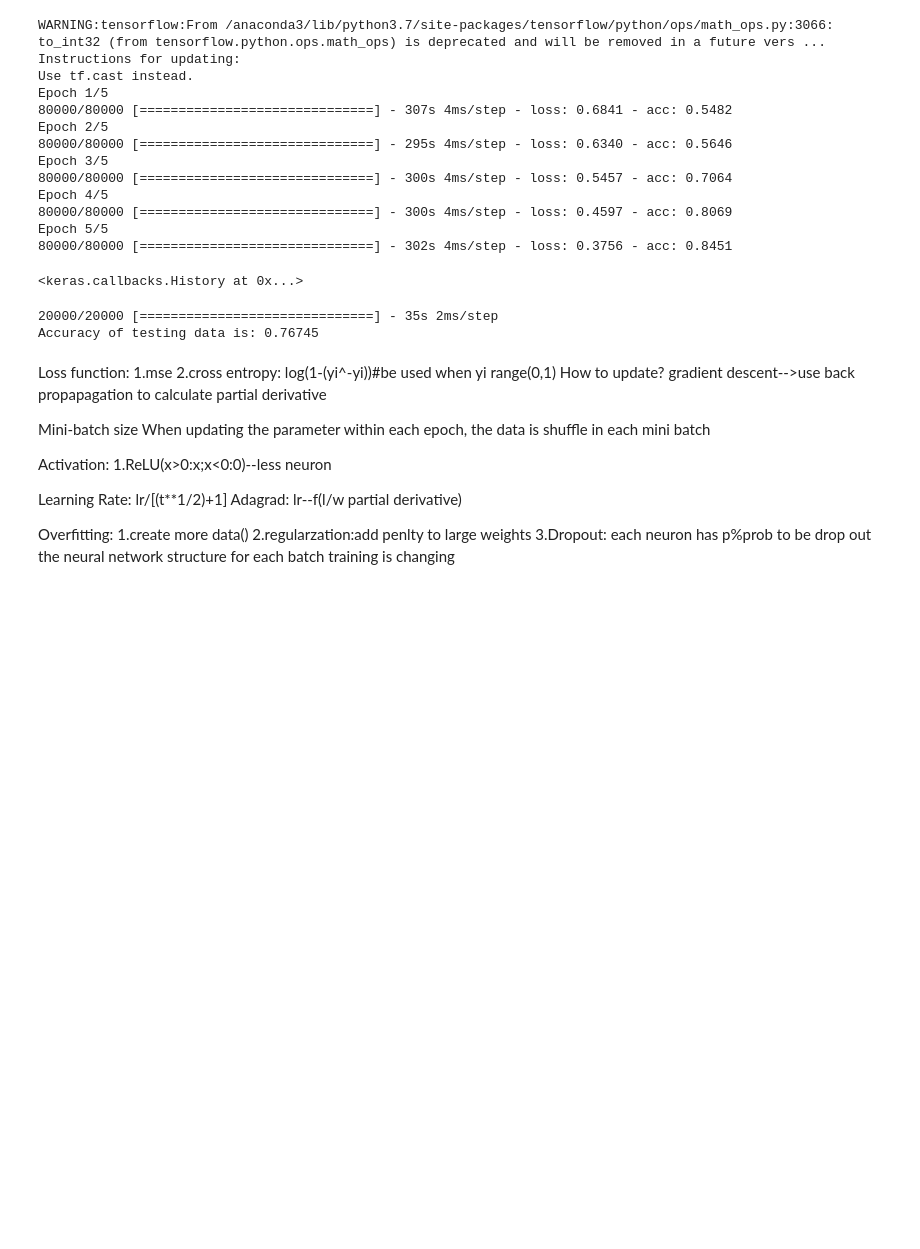
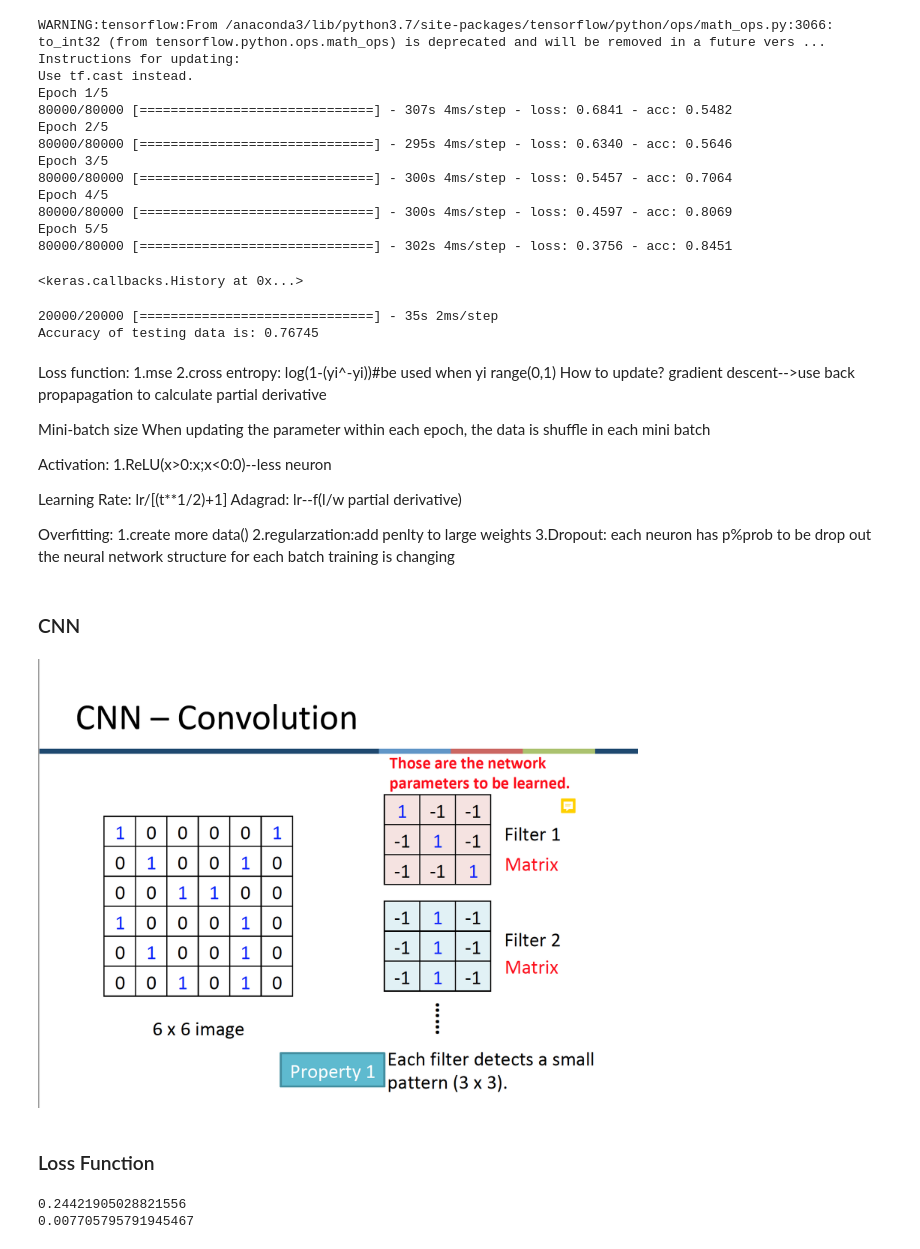
Before and after one commit to weitianyi1996/deepLearning, a Jupyter notebook: DeepLearning Notes.ipynb, the cells around one changed output. Drawn from its saved outputs; the diff is of its cells as text; code cells hidden in the pictures; blank space fills up the shorter version.

```diff
--- a/DeepLearning Notes.ipynb
+++ b/DeepLearning Notes.ipynb
@@ -123,3 +123,5 @@ Overfitting:
     2.regularzation:add penlty to large weights
     3.Dropout: each neuron has p%prob to be drop out
      the neural network structure for each batch training is changing
+# %% [markdown]
+### CNN
@@ -125,0 +131,7 @@ Overfitting:
+# %%
+from IPython.display import Image
+PATH = "/Users/wty24/Desktop/2020 Fulltime Data Scientist!/MLscreenShot/"
+Image(filename = PATH + "CNN filter.png", width=600, height=300)
+#material source: DataCamp
+# %% [output]
+[figure, added]
@@ -125,0 +140,2 @@ Overfitting:
+# %% [markdown]
+### Loss Function
@@ -125,0 +145,20 @@ Overfitting:
+# %%
+#classification
+#Binary Cross Entropy
+#loss=−(ylog(p)+(1−y)log(1−p))
+
+import numpy as np
+predictions = np.array([[0.25,0.25,0.25,0.25],[0.01,0.01,0.01,0.96]])
+targets = np.array([[0,0,0,1],[0,0,0,1]])
+
+def cross_entropy(predicts,targets):
+    return sum([-(targets[i]*np.log10(predicts[i])+(1-targets[i])*np.log10(1-predicts[i])) for i in range(len(predicts))])/len(predicts)
+
+print(cross_entropy(predictions[0],targets[0]))
+print(cross_entropy(predictions[1],targets[1]))
+
+#reference:https://ml-cheatsheet.readthedocs.io/en/latest/loss_functions.html#hinge
+#https://towardsdatascience.com/common-loss-functions-in-machine-learning-46af0ffc4d23
+# %% [output]
+0.24421905028821556
+0.007705795791945467
```
Also changed, not shown: parts of 3 cells of this notebook.
